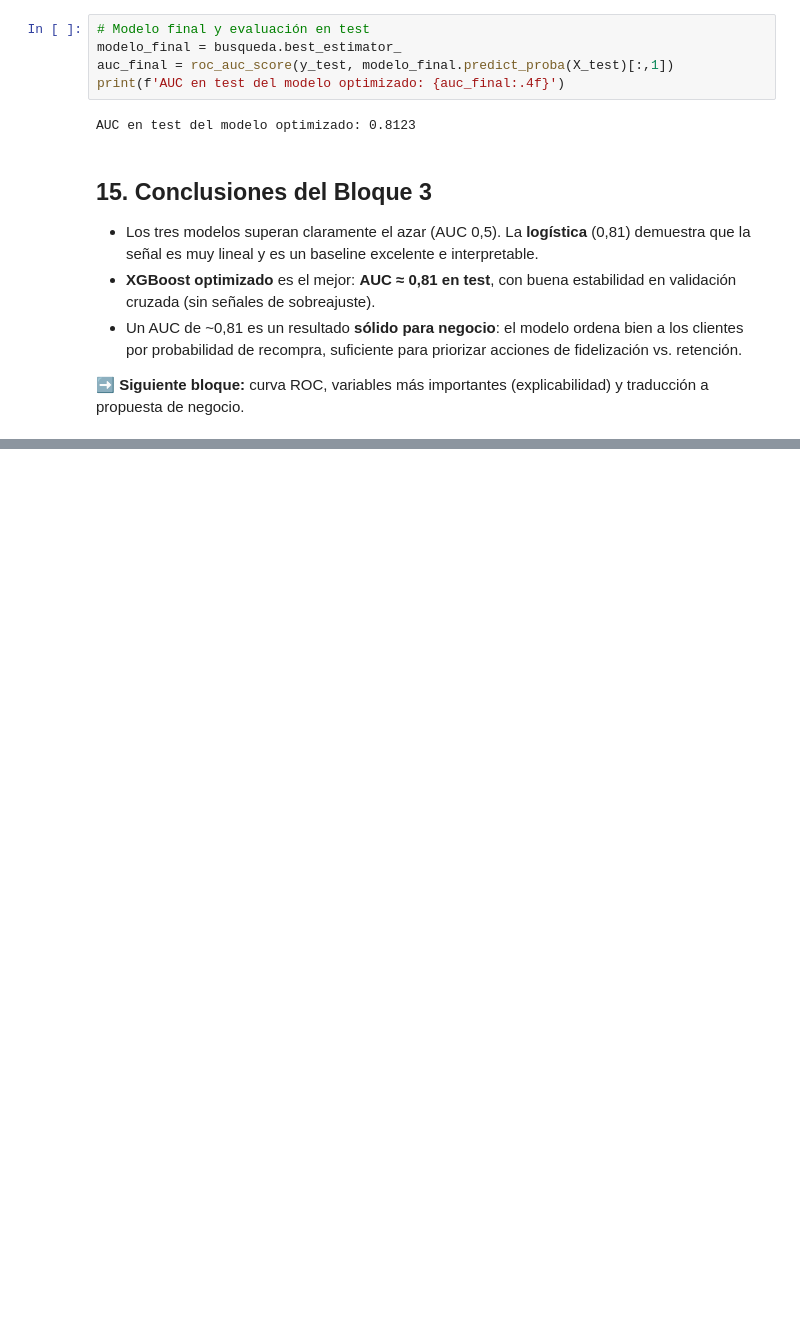
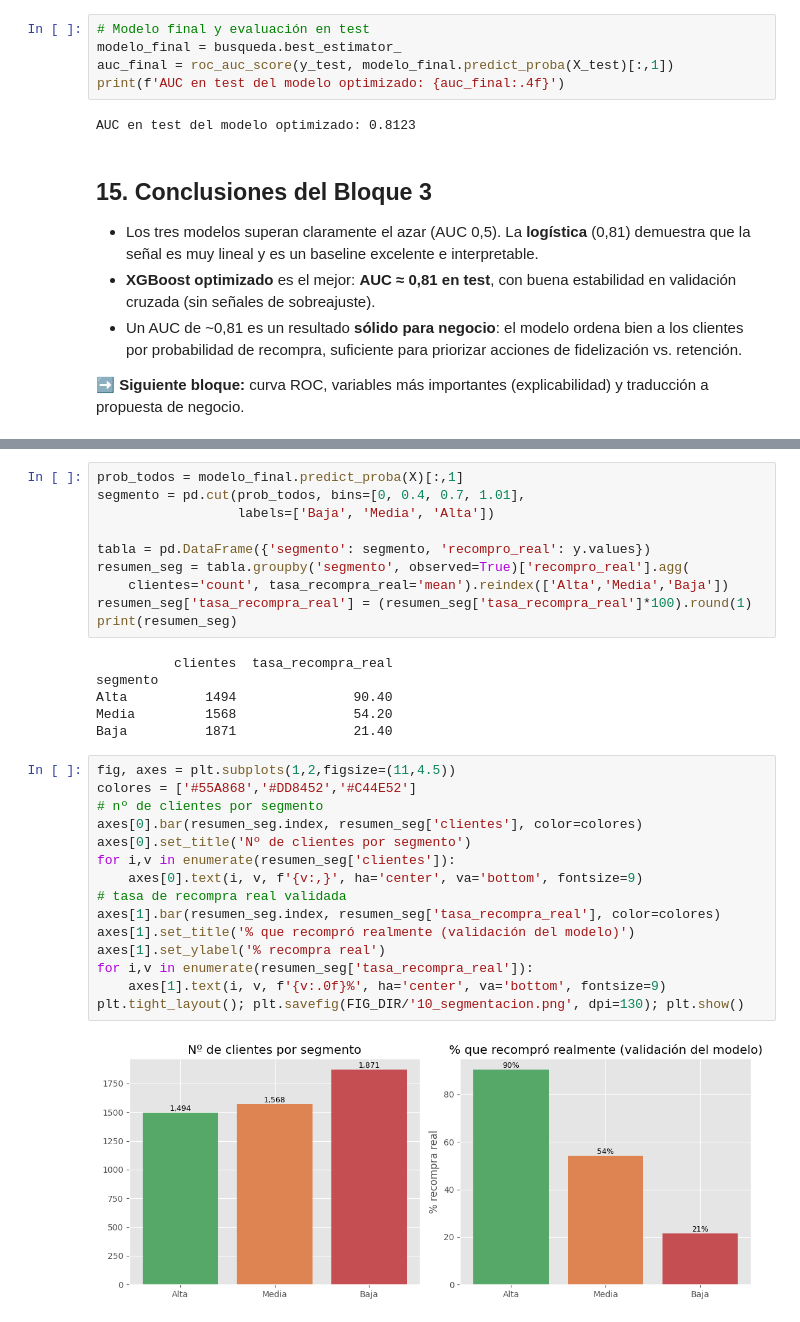
Before and after one commit to IsmaelMontoya/EVOLVE, a Jupyter notebook: 5. Machine Learning/PROYECTO/Modelo_Recompra_Online_Retail.ipynb, the cells around one changed output, grey strips where cells are left out. Drawn from its saved outputs; the diff is of its cells as text; blank space fills up the shorter version.

```diff
--- a/5. Machine Learning/PROYECTO/Modelo_Recompra_Online_Retail.ipynb
+++ b/5. Machine Learning/PROYECTO/Modelo_Recompra_Online_Retail.ipynb
@@ -605,0 +660,33 @@ AUC en test del modelo optimizado: 0.8123
+# %%
+prob_todos = modelo_final.predict_proba(X)[:,1]
+segmento = pd.cut(prob_todos, bins=[0, 0.4, 0.7, 1.01],
+                  labels=['Baja', 'Media', 'Alta'])
+
+tabla = pd.DataFrame({'segmento': segmento, 'recompro_real': y.values})
+resumen_seg = tabla.groupby('segmento', observed=True)['recompro_real'].agg(
+    clientes='count', tasa_recompra_real='mean').reindex(['Alta','Media','Baja'])
+resumen_seg['tasa_recompra_real'] = (resumen_seg['tasa_recompra_real']*100).round(1)
+print(resumen_seg)
+# %% [output]
+          clientes  tasa_recompra_real
+segmento
+Alta          1494               90.40
+Media         1568               54.20
+Baja          1871               21.40
+# %%
+fig, axes = plt.subplots(1,2,figsize=(11,4.5))
+colores = ['#55A868','#DD8452','#C44E52']
+# nº de clientes por segmento
+axes[0].bar(resumen_seg.index, resumen_seg['clientes'], color=colores)
+axes[0].set_title('Nº de clientes por segmento')
+for i,v in enumerate(resumen_seg['clientes']):
+    axes[0].text(i, v, f'{v:,}', ha='center', va='bottom', fontsize=9)
+# tasa de recompra real validada
+axes[1].bar(resumen_seg.index, resumen_seg['tasa_recompra_real'], color=colores)
+axes[1].set_title('% que recompró realmente (validación del modelo)')
+axes[1].set_ylabel('% recompra real')
+for i,v in enumerate(resumen_seg['tasa_recompra_real']):
+    axes[1].text(i, v, f'{v:.0f}%', ha='center', va='bottom', fontsize=9)
+plt.tight_layout(); plt.savefig(FIG_DIR/'10_segmentacion.png', dpi=130); plt.show()
+# %% [output]
+[figure, added]
```
Also changed, not shown: parts of 13 cells of this notebook, 7 other files.
